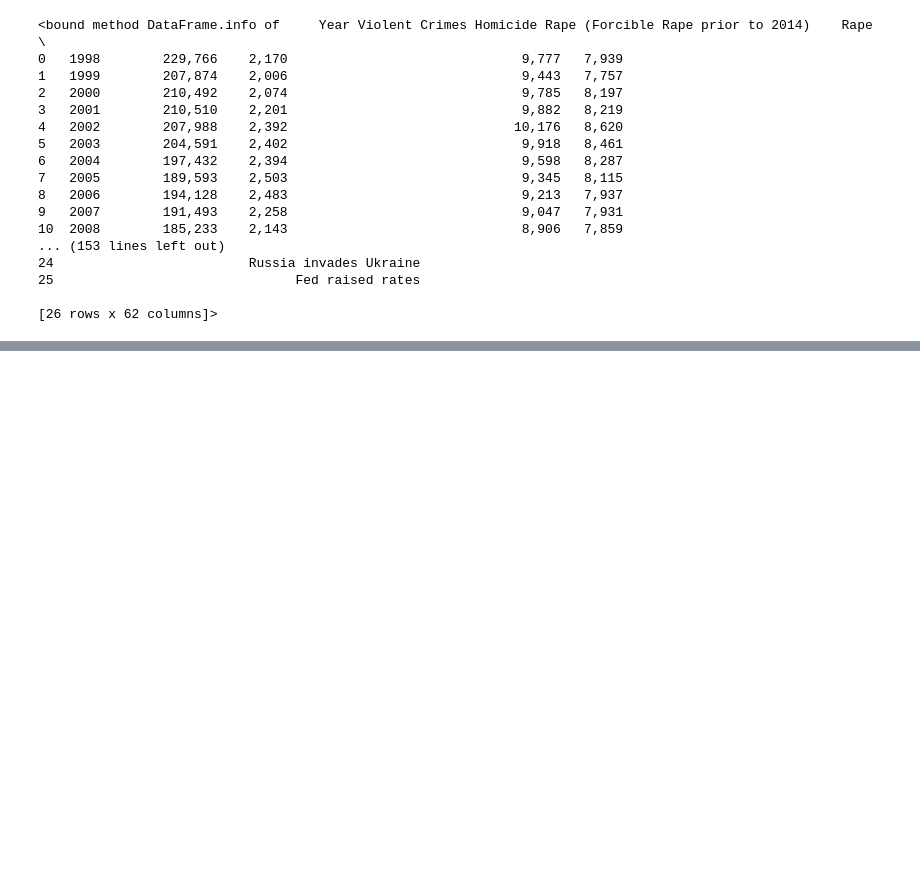
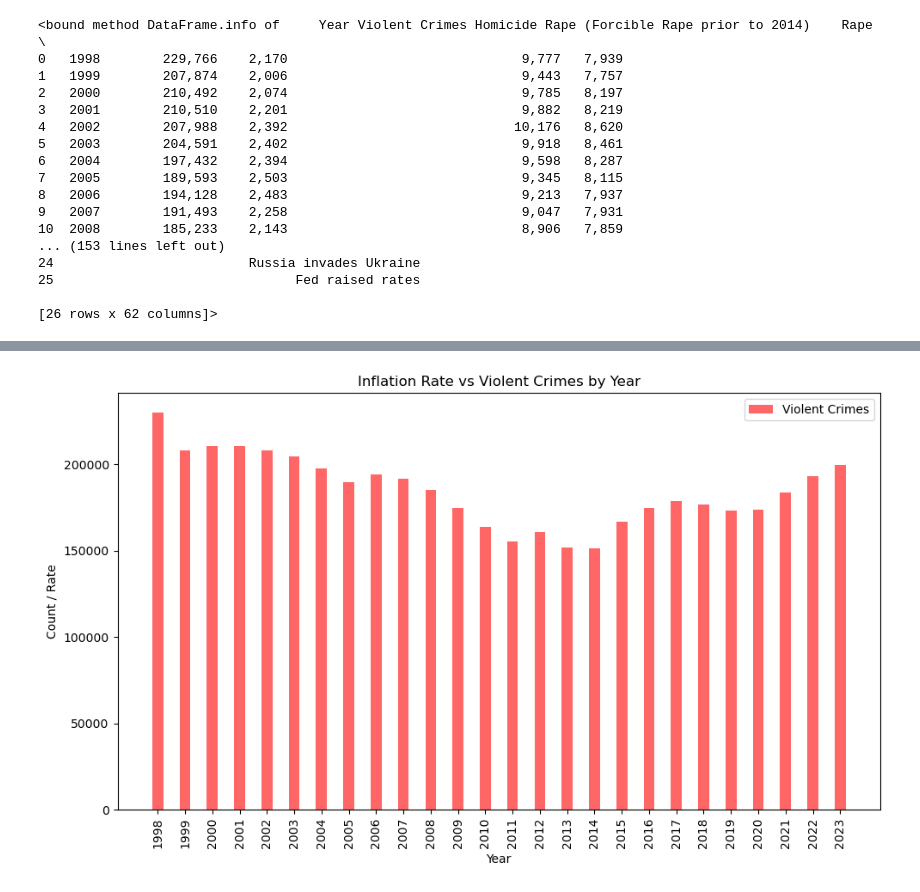
Before and after one commit to EdGonz44/Crime-Chronicles-Inflation-in-the-Golden-State, a Jupyter notebook: group_project/Untitled.ipynb, the cells around one changed output, grey strips where cells are left out. Drawn from its saved outputs; the diff is of its cells as text; code cells hidden in the pictures; blank space fills up the shorter version.

```diff
--- a/group_project/Untitled.ipynb
+++ b/group_project/Untitled.ipynb
@@ -88,0 +121,3 @@ crime_and_inflation_complete.info
+# %%
+df['Inflation_Rate'] = df['Inflation_Rate'].str.rstrip('%').astype(float) / 100.0
+df.head()
@@ -88,0 +145,25 @@ crime_and_inflation_complete.info
+# %%
+df['Violent_Crimes'] = df['Violent_Crimes'].str.replace(',', '').astype(int)
+# %%
+df['Robbery'] = df['Robbery'].str.replace(',', '').astype(int)
+# %%
+# Plotting
+plt.figure(figsize=(10, 6))
+
+# Plotting the bars
+plt.bar(df['Year'] , df['Violent_Crimes'], width=0.4, label='Violent Crimes', color='red', alpha=0.6,  align='center')
+
+# Adding labels and title
+plt.xlabel('Year')
+plt.ylabel('Count / Rate')
+plt.title('Inflation Rate vs Violent Crimes by Year')
+plt.xticks(df['Year'])
+plt.legend()
+
+plt.xticks(rotation=90)
+
+# Display the plot
+plt.tight_layout()
+plt.show()
+# %% [output]
+[figure, added]
```
Also changed, not shown: parts of 6 cells of this notebook, 8 other files.
